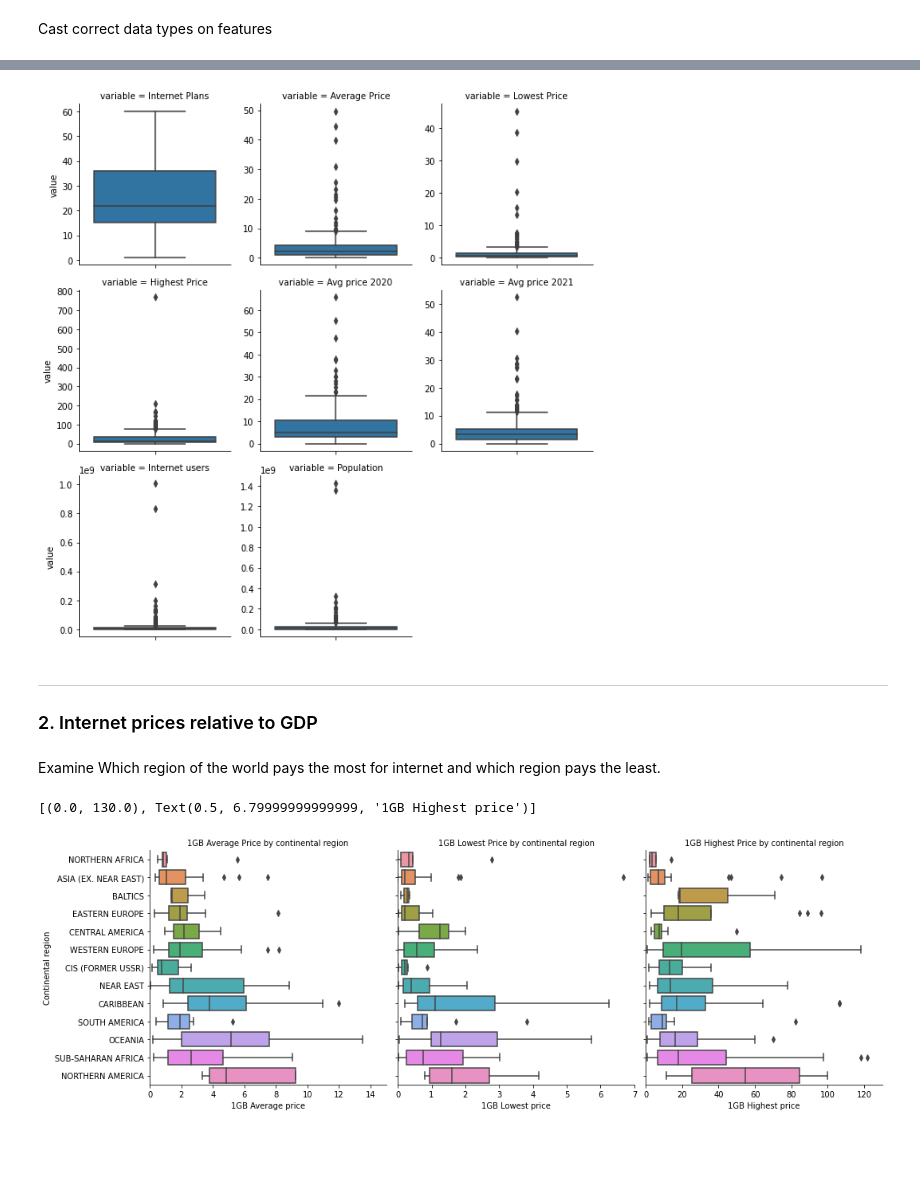
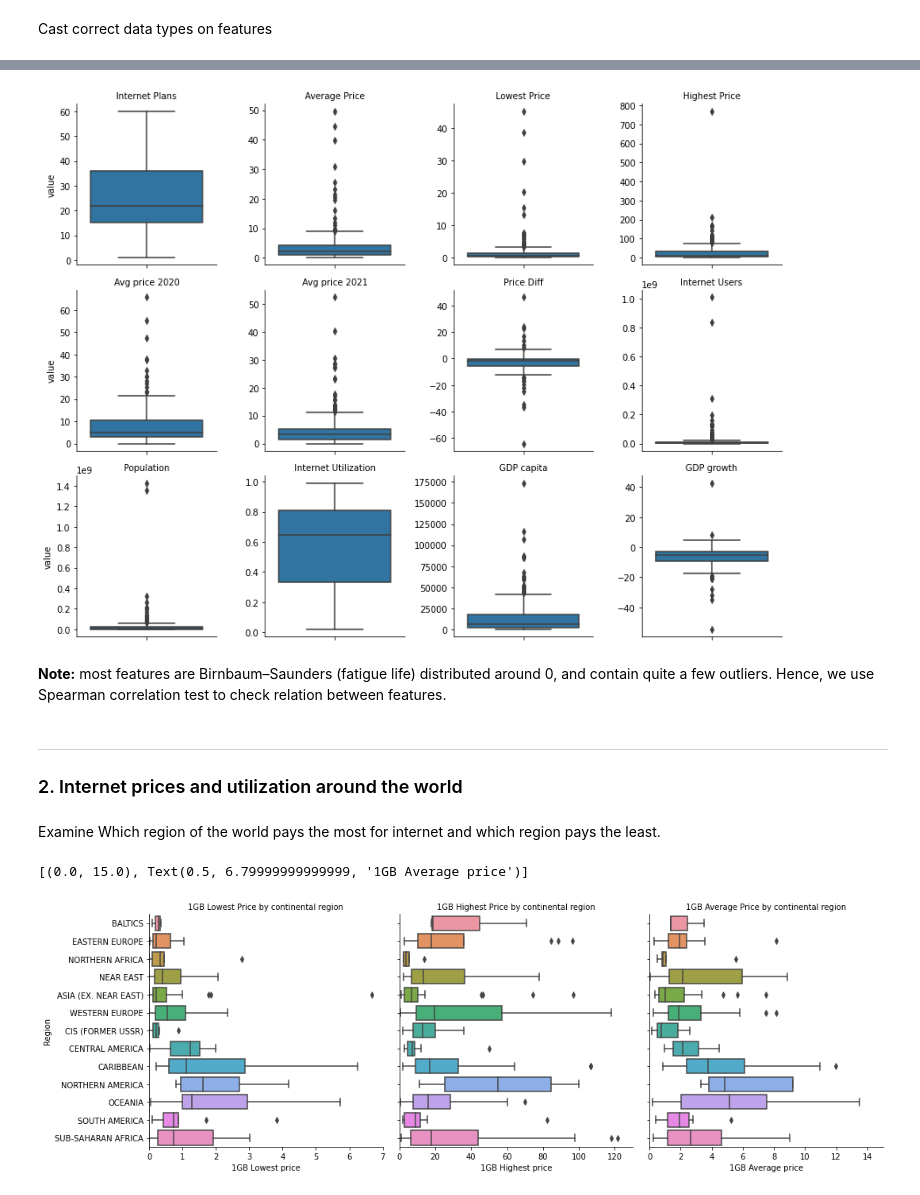
Before and after one commit to RonAlfi/Project, a Jupyter notebook: Internet Prices.ipynb, the cells around one changed output, grey strips where cells are left out. Drawn from its saved outputs; the diff is of its cells as text; code cells hidden in the pictures; blank space fills up the shorter version.

```diff
--- a/Internet Prices.ipynb
+++ b/Internet Prices.ipynb
@@ -191,0 +200,3 @@ dtype: object
+# %%
+internet_df = internet_df.join(gdp_capita, on='Country').join(gdp_growth, on='Country')
+internet_df[['Country', 'GDP capita', 'GDP growth']].head(3)
@@ -191,0 +213,2 @@ dtype: object
+# %%
+internet_df['Internet Utilization'] = internet_df['Internet Users'] / internet_df['Population']
@@ -191,0 +217,3 @@ dtype: object
+# %%
+internet_df['Price Diff'] = internet_df['Avg price 2021'] - internet_df['Avg price 2020']
+internet_df.info()
@@ -195,5 +243,6 @@ dtype: object
 # %%
 features = ['Internet Plans', 'Average Price', 'Lowest Price', 'Highest Price',
-            'Avg price 2020', 'Avg price 2021', 'Internet users', 'Population']
+            'Avg price 2020', 'Avg price 2021', 'Price Diff', 'Internet Users',
+            'Population', 'Internet Utilization', 'GDP capita', 'GDP growth']
 melted_internet_df = pd.melt(internet_df[features], value_vars = features)
 # %%
@@ -205,13 +255,16 @@ plt.show()
 # %%
-g = sns.FacetGrid(data = melted_internet_df, col="variable", col_wrap=3, sharex=False, sharey=False)
-g.map_dataframe(sns.boxplot, y='value')
+g_box = sns.FacetGrid(data = melted_internet_df, col="variable", col_wrap=4, sharex=False, sharey=False)
+g_box.map_dataframe(sns.boxplot, y='value')
+g_box.set_titles(col_template="{col_name}")
 plt.show()
 # %% [output]
-[figure, old version]
+[figure, new version]
+# %% [markdown]
+<b>Note:</b> most features are Birnbaum–Saunders (fatigue life) distributed around 0, and contain quite a few outliers. Hence, we use Spearman correlation test to check relation between features.
 # %% [markdown]
 ---
 <a id='section2'></a>
-### 2. Internet prices relative to GDP
+### 2. Internet prices and utilization around the world
 # %% [markdown]
 Examine Which region of the world pays the most for internet and which region pays the least.
 # %%
@@ -222,14 +275,13 @@ avg_sorted = internet_df.groupby('Region')['Average Price'].mean().reset_index()
 # %%
-g = sns.catplot(
+g_prices = sns.catplot(
     data=melted_internet_df, x='value', y='Region', col='variable',
-    kind='box', col_wrap=3, order=avg_sorted['Region'], sharex=False
+    kind='box', col_wrap=3, order=avg_sorted.index, sharex=False
 )
-g.set_titles(col_template="1GB {col_name} by continental region")
-g.set_ylabels('Continental region')
-g.axes[0].set(xlim=(0, 15), xlabel='1GB Average price')
-g.axes[1].set(xlim=(0, 7), xlabel='1GB Lowest price')
-g.axes[2].set(xlim=(0, 130), xlabel='1GB Highest price')
+g_prices.set_titles(col_template="1GB {col_name} by continental region")
+g_prices.axes[0].set(xlim=(0, 7), xlabel='1GB Lowest price')
+g_prices.axes[1].set(xlim=(0, 130), xlabel='1GB Highest price')
+g_prices.axes[2].set(xlim=(0, 15), xlabel='1GB Average price')
 # %% [output]
-[(0.0, 130.0), Text(0.5, 6.79999999999999, '1GB Highest price')]
+[(0.0, 15.0), Text(0.5, 6.79999999999999, '1GB Average price')]
-[figure, old version]
+[figure, new version]
 # %% [markdown]
```
Also changed, not shown: parts of 42 cells of this notebook.
